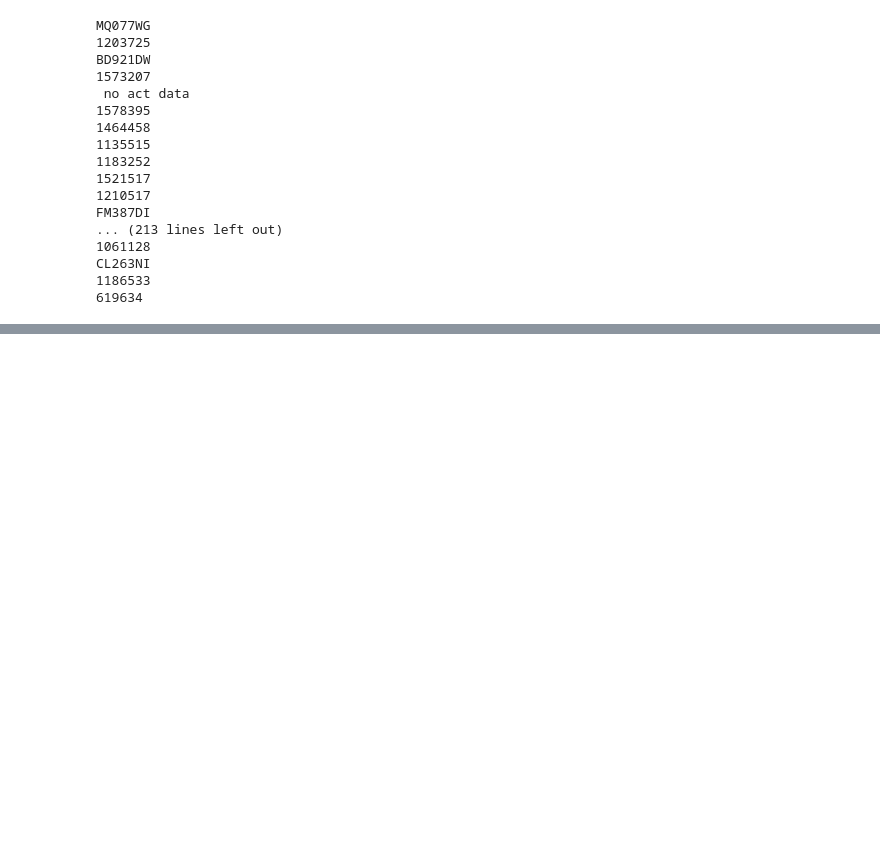
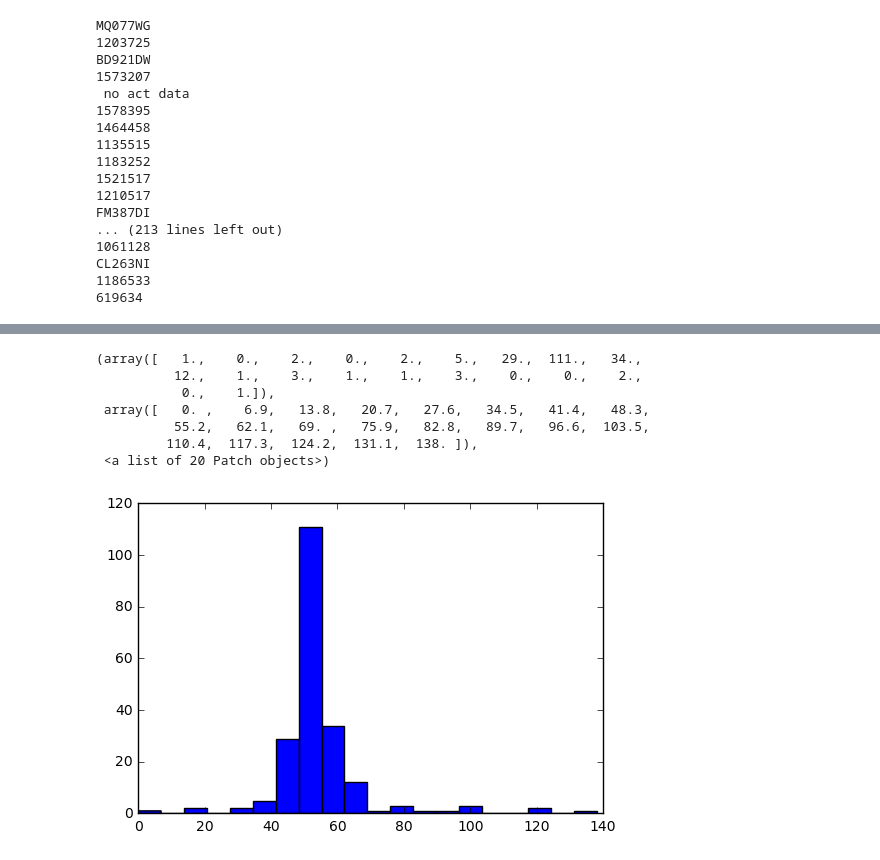
Before and after one commit to striantafillou/causality, a Jupyter notebook: read_data.ipynb, the cells around one changed output, grey strips where cells are left out. Saved outputs shown, nothing was run; the diff lists cells and outputs as text; code cells hidden in the pictures; blank space fills up the shorter version.

```diff
--- a/read_data.ipynb
+++ b/read_data.ipynb
@@ -113,0 +134,14 @@ CL263NI
+# %%
+import matplotlib.pyplot as plt
+%matplotlib inline
+
+plt.hist(n,bins=20)
+# %% [output]
+(array([   1.,    0.,    2.,    0.,    2.,    5.,   29.,  111.,   34.,
+          12.,    1.,    3.,    1.,    1.,    3.,    0.,    0.,    2.,
+           0.,    1.]),
+ array([   0. ,    6.9,   13.8,   20.7,   27.6,   34.5,   41.4,   48.3,
+          55.2,   62.1,   69. ,   75.9,   82.8,   89.7,   96.6,  103.5,
+         110.4,  117.3,  124.2,  131.1,  138. ]),
+ <a list of 20 Patch objects>)
+[figure, added]
```
Also changed, not shown: parts of 1 cell of this notebook, 6 other files.
